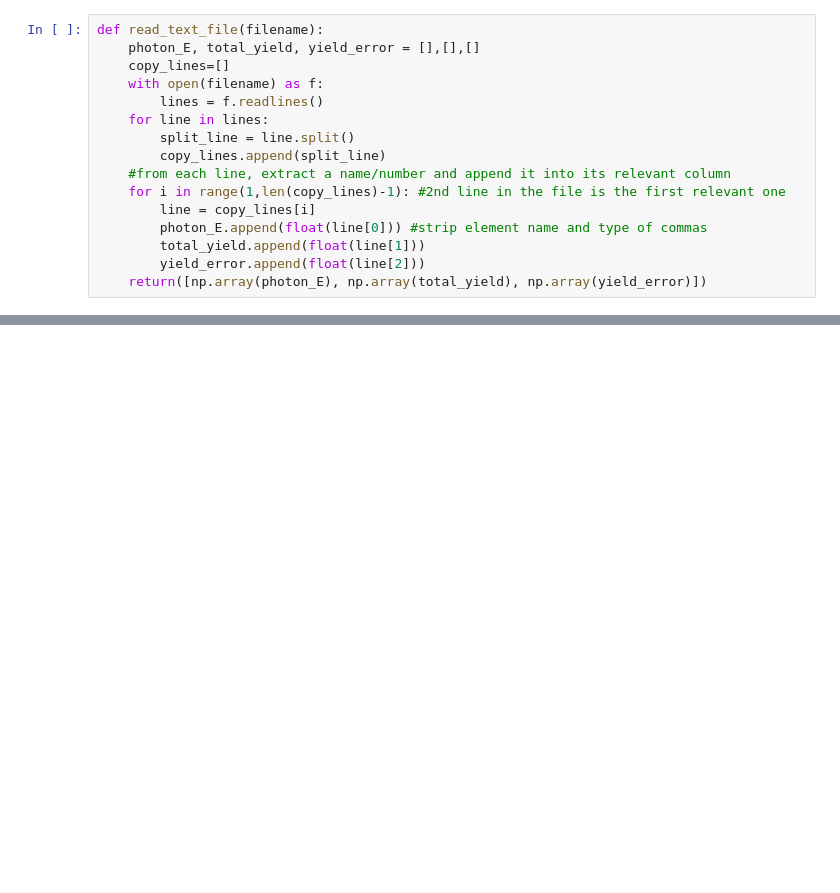
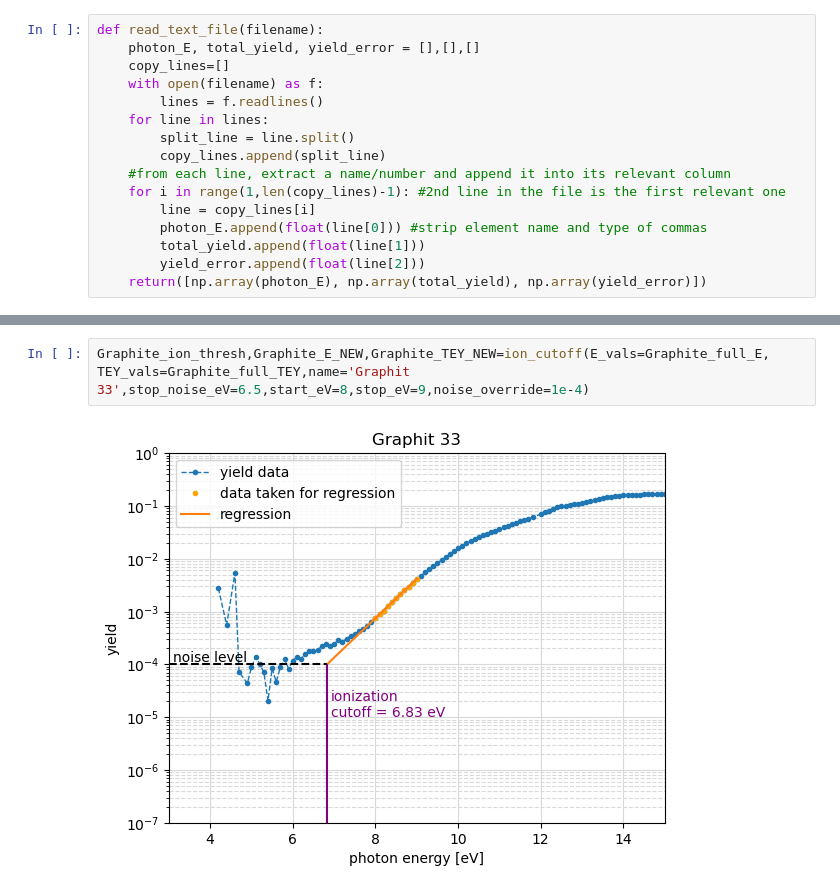
Before and after one commit to sebastiankalos/NYUAD_Elettra_Data_Analysis, a Jupyter notebook: ionization_limits.ipynb, the cells around one changed output, grey strips where cells are left out. Cells and saved outputs as stored; diff of their text form; blank space fills up the shorter version.

```diff
--- a/ionization_limits.ipynb
+++ b/ionization_limits.ipynb
@@ -83,0 +158,4 @@ ionization cutoff: 6.56 eV
+# %%
+Graphite_ion_thresh,Graphite_E_NEW,Graphite_TEY_NEW=ion_cutoff(E_vals=Graphite_full_E, TEY_vals=Graphite_full_TEY,name='Graphit 33',stop_noise_eV=6.5,start_eV=8,stop_eV=9,noise_override=1e-4)
+# %% [output]
+[figure, added]
```
Also changed, not shown: parts of 33 cells of this notebook, 35 other files.
